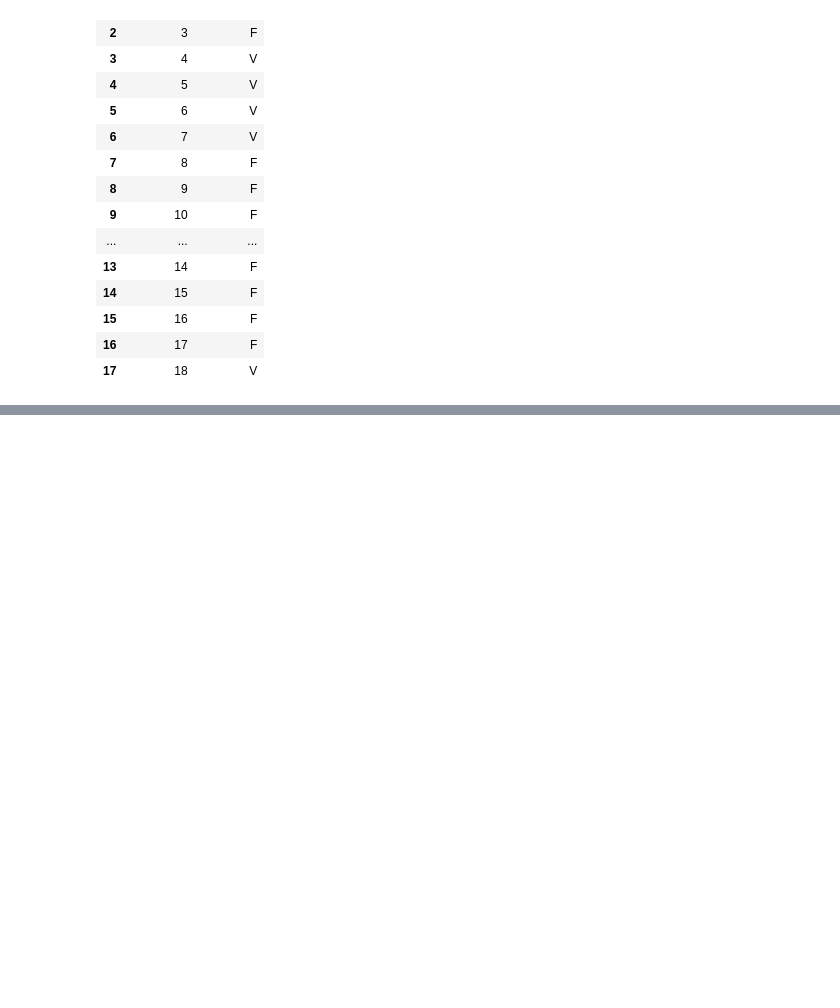
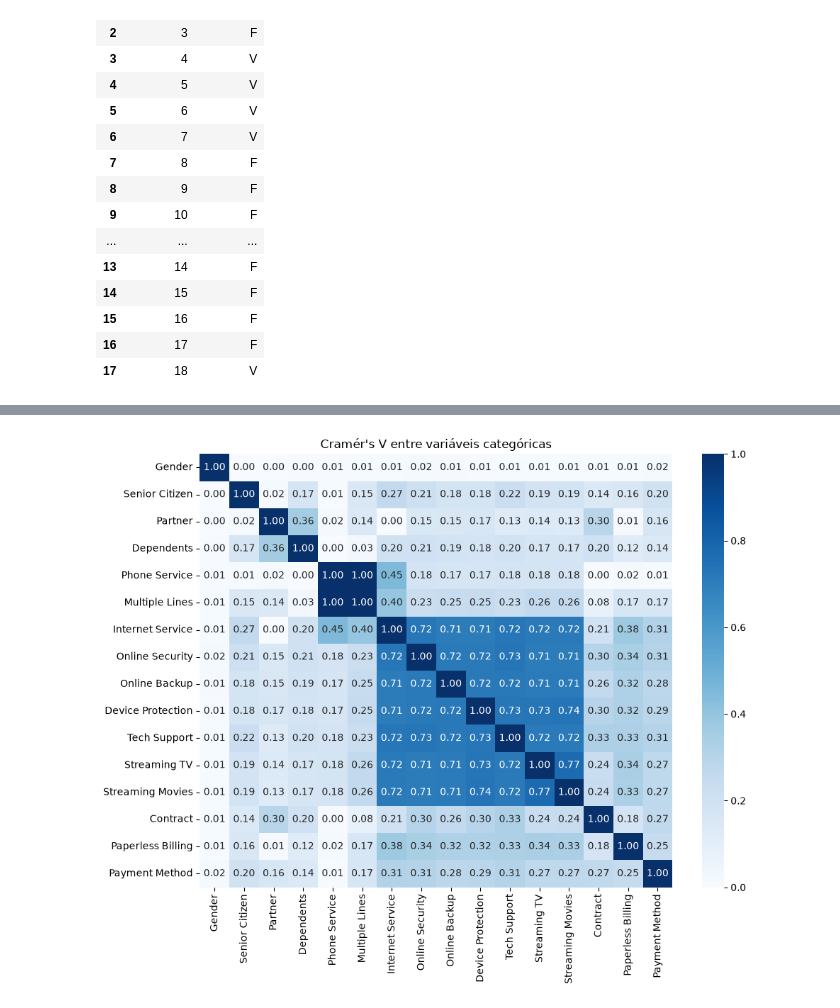
Before and after one commit to lucasffreitasds/churn_IBM, a Jupyter notebook: projeto_churn_IBM.ipynb, the cells around one changed output, grey strips where cells are left out. Cells and saved outputs as stored; diff of their text form; code cells hidden in the pictures; blank space fills up the shorter version.

```diff
--- a/projeto_churn_IBM.ipynb
+++ b/projeto_churn_IBM.ipynb
@@ -9,6 +11,18 @@ import seaborn as sns
 import matplotlib.pyplot as plt
 # %% [markdown]
 # Funções
+# %%
+#função para analise multivariada categórica
+def cramer_v( x, y ):
+    cm = pd.crosstab( x, y ).values
+    n = cm.sum()
+    r, k = cm.shape
+    chi2 = ss.chi2_contingency( cm )[0]
+    chi2corr = max( 0, chi2 - (k-1)*(r-1)/(n-1) )
+    kcorr = k - (k-1)**2/(n-1)
+    rcorr = r - (r-1)**2/(n-1)
+
+    return np.sqrt((chi2corr/n)/( min( kcorr-1, rcorr-1)))
 # %% [markdown]
 # 2.0 Carregando os dados
 # %%
@@ -1224,0 +1265,19 @@ resultados
+# %%
+cat_cols = ['Gender', 'Senior Citizen', 'Partner', 'Dependents', 'Phone Service',
+            'Multiple Lines', 'Internet Service', 'Online Security',
+            'Online Backup', 'Device Protection', 'Tech Support', 'Streaming TV',
+            'Streaming Movies', 'Contract', 'Paperless Billing', 'Payment Method']
+
+cramer_matrix = pd.DataFrame(index=cat_cols, columns=cat_cols, dtype=float)
+
+for col1 in cat_cols:
+    for col2 in cat_cols:
+        cramer_matrix.loc[col1, col2] = cramer_v(df[col1], df[col2])
+
+plt.figure(figsize=(10, 8))
+sns.heatmap(cramer_matrix.astype(float), annot=True, fmt='.2f', cmap='Blues', vmin=0, vmax=1)
+plt.title("Cramér's V entre variáveis categóricas")
+plt.tight_layout()
+plt.show()
+# %% [output]
+[figure, added]
```
Also changed, not shown: parts of 6 cells of this notebook.
